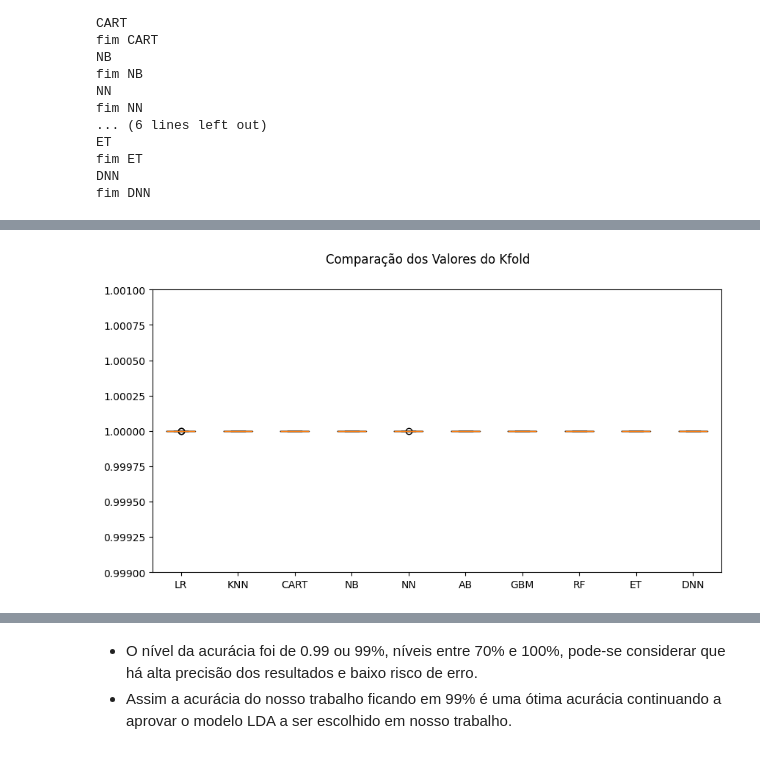
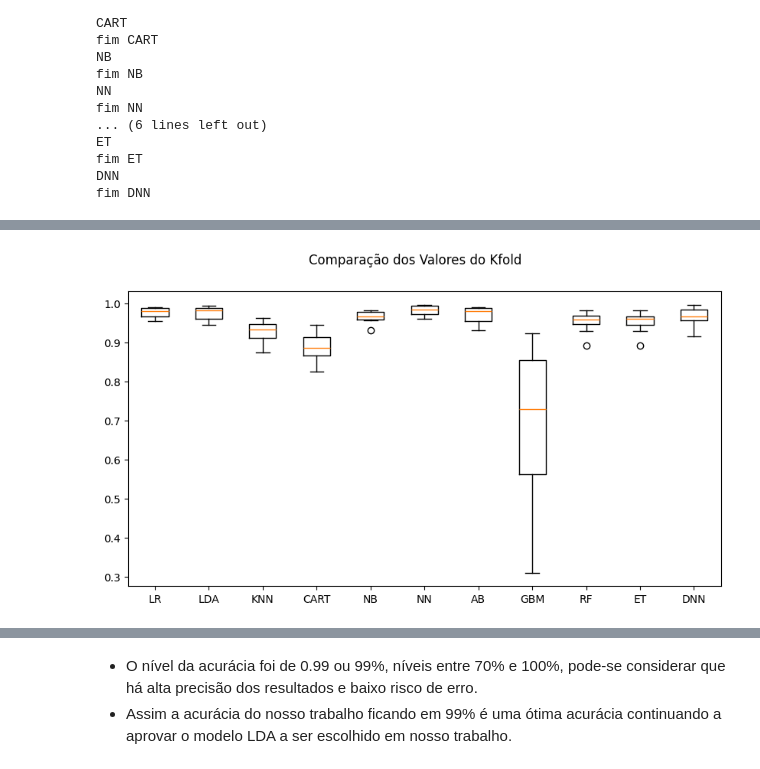
Before and after one commit to jairobernardesjunior/025_Financial_classification_project_fraud_detection, a Jupyter notebook: 02 pfd_treina.ipynb, the cells around one changed output, grey strips where cells are left out. Drawn from its saved outputs; the diff is of its cells as text; code cells hidden in the pictures.

```diff
--- a/02 pfd_treina.ipynb
+++ b/02 pfd_treina.ipynb
@@ -47,7 +47,7 @@ from matplotlib import pyplot # plotagem gráfica
 import seaborn as sns # plotagem gráfica
 # %%
 # carregando arquivo tratado em dataframe
-df_fraud = pd.read_csv('df_treated/df_fraud_trans.csv')
+df_fraud = pd.read_csv('df_treated/df_fraud.csv')
 # %%
 # conferindo a dimensão do dataframe, linhas e colunas
 df_fraud.shape
@@ -98,13 +115,7 @@ list(df_fraud.columns)
 # %%
 # separando variáveis independentes(x) e dependente(y)(target)
-X = df_fraud[['accountAgeDays',
-                'numItems',
-                'localTime',
-                #'paymentMethod',
-                'paymentMethodAgeDays',
-                'label',
-                'ord__paymentMethod']]
-y = df_fraud[['label']]
+X = df_fraud.drop(columns='Class')
+y = df_fraud[['Class']]
 # %%
 # visualizando as variáveis independentes(x) e dependente(y)
 print('X=', X.info())
@@ -246,14 +240,13 @@ print(kfold_results[1:2])
 # %%
 # comparando resultados da validação cruzada
 # quanto maior o cross_val_score, o modelo é mais consistente e generalizável
 fig = pyplot.figure()
 fig.suptitle('Comparação dos Valores do Kfold')
 ax = fig.add_subplot(111)
-pyplot.boxplot(kfold_results[0:1] + kfold_results[2:11])
-ax.set_xticklabels(names[0:1] + names[2:11])
+pyplot.boxplot(kfold_results) #(kfold_results[0:1] + kfold_results[2:11])
+ax.set_xticklabels(names) #(names[0:1] + names[2:11])
 fig.set_size_inches(10,5)
-pyplot.ylim(0.999, 1.001)
 pyplot.savefig('grafic_image/kfold.png', format='png')
 pyplot.show()
 # %% [output]
-[figure, old version]
+[figure, new version]
```
Also changed, not shown: parts of 19 cells of this notebook, 15 other files.
